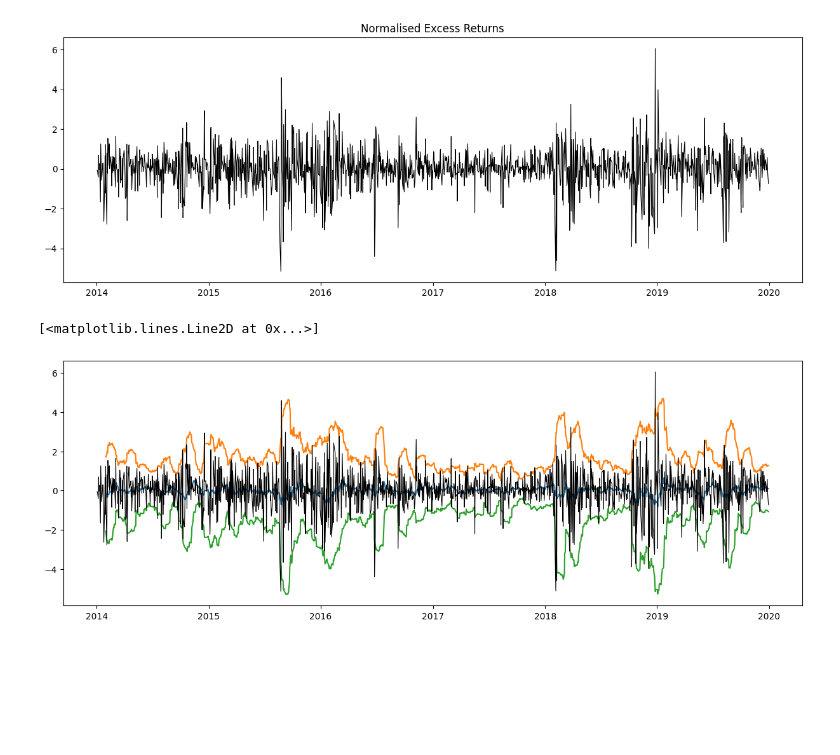
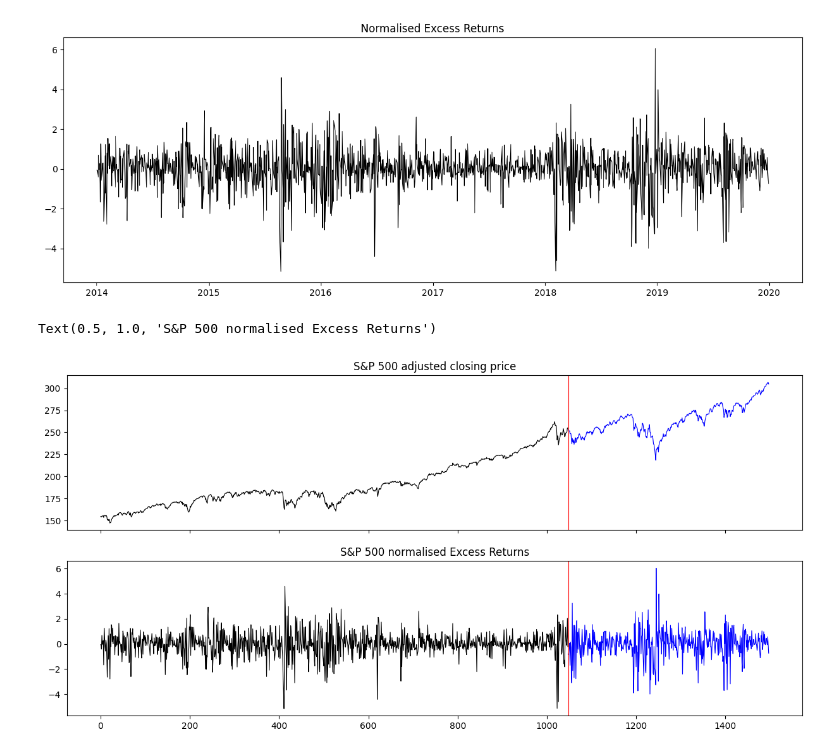
Before and after one commit to maxnorman569/comp0051_algorithmic_trading, a Jupyter notebook: coursework-two/ma_mean_reversion_stategy.ipynb, the cells around one changed output. Drawn from its saved outputs; the diff is of its cells as text; code cells hidden in the pictures; blank space fills up the shorter version.

```diff
--- a/coursework-two/ma_mean_reversion_stategy.ipynb
+++ b/coursework-two/ma_mean_reversion_stategy.ipynb
@@ -44,6 +44,31 @@ bb_data = get_moving_average(df['normalised_excess_returns'], 20, True)
-# %%
-plt.plot(bb_data)
-plt.plot(df['normalised_excess_returns'], color = 'black', lw = 0.8)
-# %% [output]
-[<matplotlib.lines.Line2D at 0x...>]
-[figure, removed]
+# %%
+# get train test split
+excess_return_data =df['normalised_excess_returns'].to_numpy()
+price_data = df['adjusted_close_price'].to_numpy()
+
+r_train, p_train, r_test, p_test = get_train_test_split(
+    x_data = excess_return_data,
+    y_data = price_data,
+    split = 0.7,)
+
+# spint an x_range
+_range = np.arange(0, len(price_data))
+train_range = _range[:len(r_train)]
+test_range = _range[len(r_train):]
+# %%
+fig, (ax1, ax2) = plt.subplots(2, 1, sharex=True, figsize=(15, 7))
+
+# plot the original price series
+ax1.plot(train_range, p_train, color = 'black', lw = 0.8, alpha = 1)
+ax1.plot(test_range, p_test, color = 'blue', lw = 0.8, alpha = 1)
+ax1.axvline(x = len(r_train), color = 'red', lw = 0.8, alpha = 1)
+ax1.set_title('S&P 500 adjusted closing price')
+
+# plot the normalised excess returns
+ax2.plot(train_range, r_train, color = 'black', lw = 0.8, alpha = 1)
+ax2.plot(test_range, r_test, color = 'blue', lw = 0.8, alpha = 1)
+ax2.axvline(x = len(r_train), color = 'red', lw = 0.8, alpha = 1)
+ax2.set_title('S&P 500 normalised Excess Returns')
+# %% [output]
+Text(0.5, 1.0, 'S&P 500 normalised Excess Returns')
+[figure, added]
```
Also changed, not shown: parts of 9 cells of this notebook, 2 other files.
